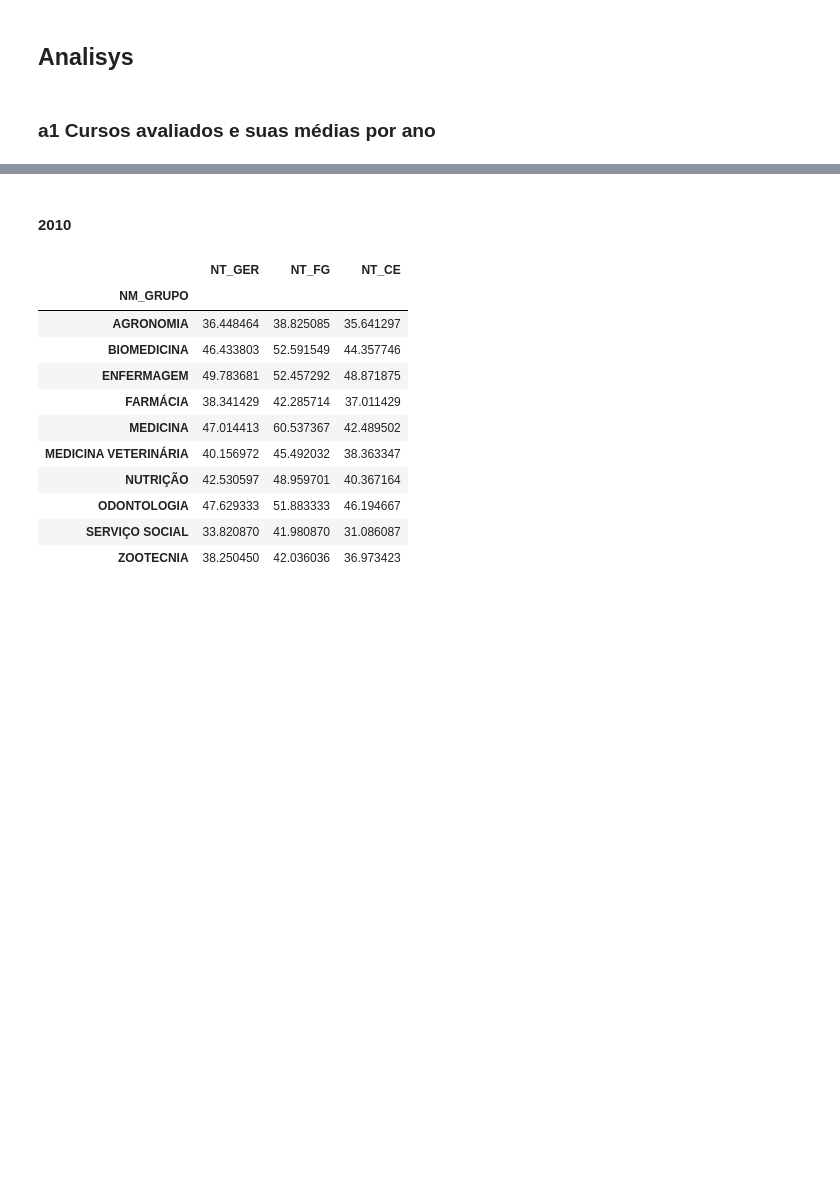
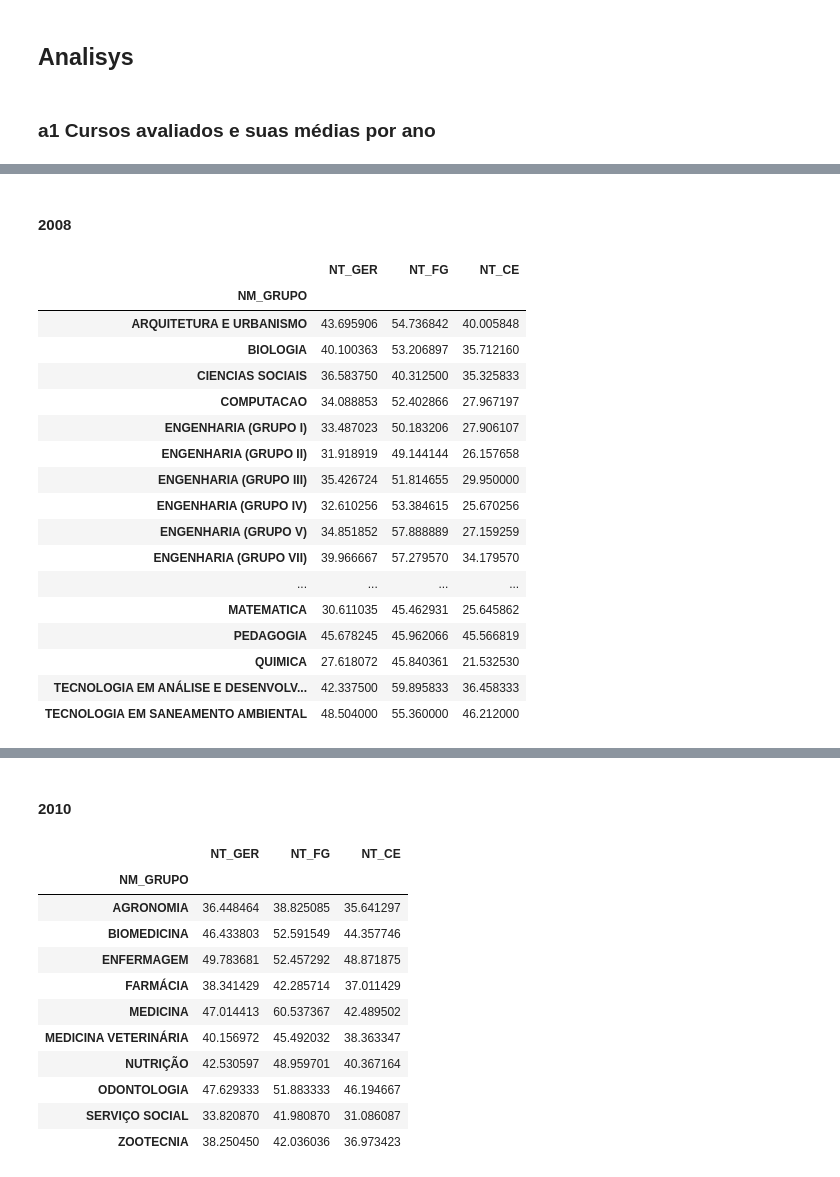
Before and after one commit to andrespp/ds-enade, a Jupyter notebook: analysis/analysis.ipynb, the cells around one changed output, grey strips where cells are left out. Cells and saved outputs as stored; diff of their text form; code cells hidden in the pictures; blank space fills up the shorter version.

```diff
--- a/analysis/analysis.ipynb
+++ b/analysis/analysis.ipynb
@@ -43,0 +117,23 @@ dfa1 = df[['NU_ANO', 'NM_GRUPO','NT_GER','NT_FG','NT_CE']].groupby(['NU_ANO', 'N
+# %% [markdown]
+#### 2008
+# %%
+dfa1.loc[2008]
+# %% [output]
+|  | NT_GER | NT_FG | NT_CE |
+| NM_GRUPO |  |  |  |
+| ARQUITETURA E URBANISMO | 43.695906 | 54.736842 | 40.005848 |
+| BIOLOGIA | 40.100363 | 53.206897 | 35.712160 |
+| CIENCIAS SOCIAIS | 36.583750 | 40.312500 | 35.325833 |
+| COMPUTACAO | 34.088853 | 52.402866 | 27.967197 |
+| ENGENHARIA (GRUPO I) | 33.487023 | 50.183206 | 27.906107 |
+| ENGENHARIA (GRUPO II) | 31.918919 | 49.144144 | 26.157658 |
+| ENGENHARIA (GRUPO III) | 35.426724 | 51.814655 | 29.950000 |
+| ENGENHARIA (GRUPO IV) | 32.610256 | 53.384615 | 25.670256 |
+| ENGENHARIA (GRUPO V) | 34.851852 | 57.888889 | 27.159259 |
+| ENGENHARIA (GRUPO VII) | 39.966667 | 57.279570 | 34.179570 |
+| ... | ... | ... | ... |
+| MATEMATICA | 30.611035 | 45.462931 | 25.645862 |
+| PEDAGOGIA | 45.678245 | 45.962066 | 45.566819 |
+| QUIMICA | 27.618072 | 45.840361 | 21.532530 |
+| TECNOLOGIA EM ANÁLISE E DESENVOLV... | 42.337500 | 59.895833 | 36.458333 |
+| TECNOLOGIA EM SANEAMENTO AMBIENTAL | 48.504000 | 55.360000 | 46.212000 |
```
Also changed, not shown: parts of 22 cells of this notebook.
